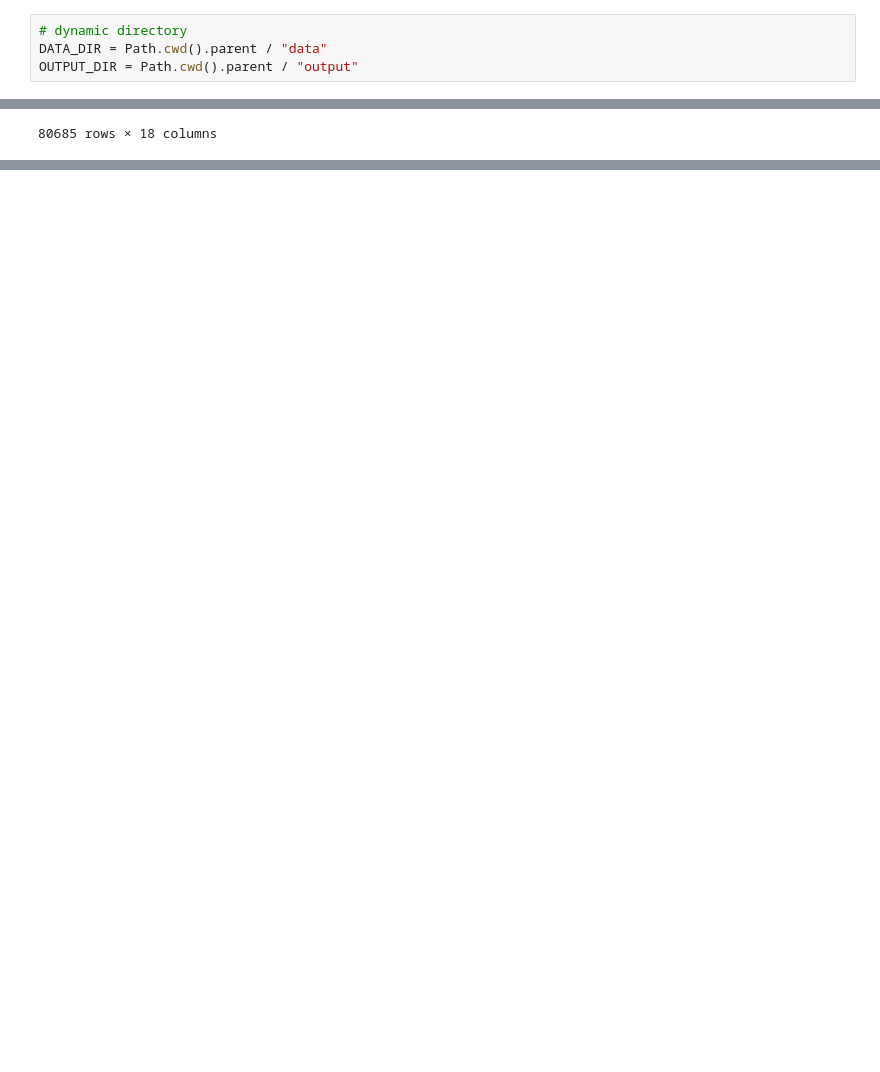
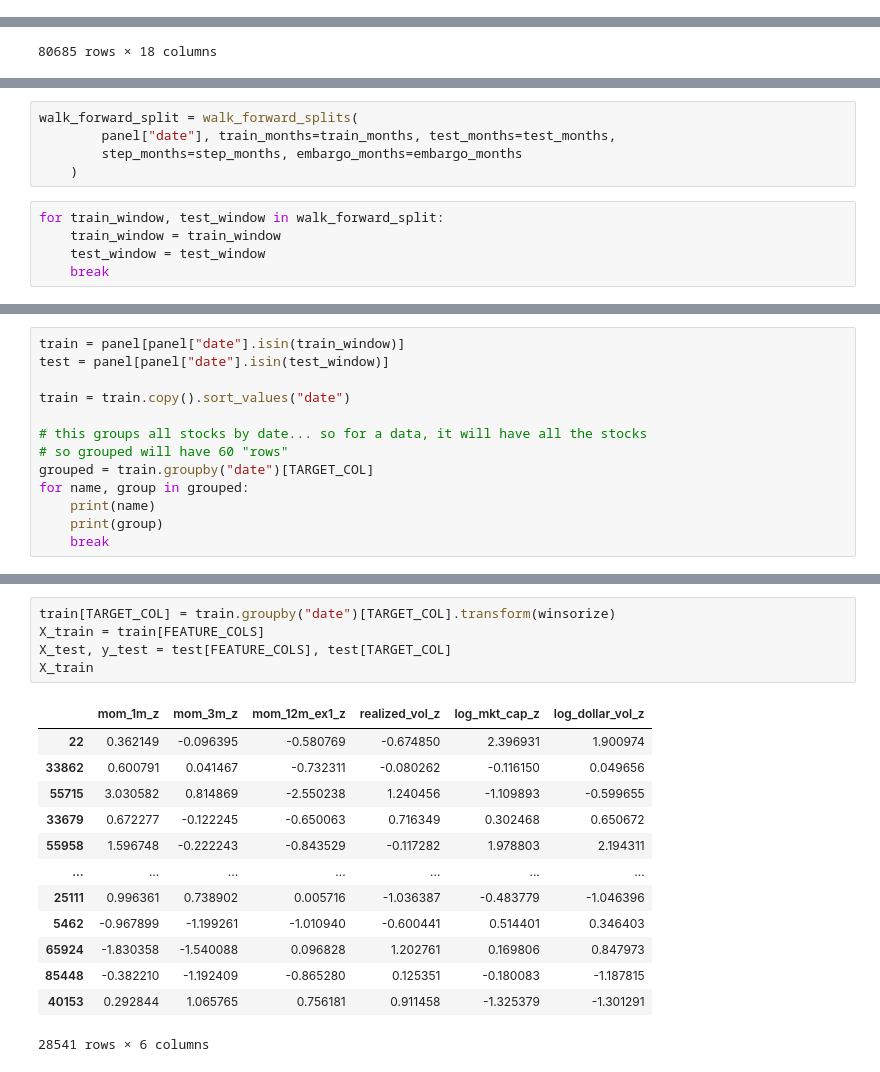
Before and after one commit to wonjunjo123/cross-sectional-factor-model, a Jupyter notebook: src/main.ipynb, the cells around one changed output, grey strips where cells are left out. Saved outputs shown, nothing was run; the diff lists cells and outputs as text; blank space fills up the shorter version.

```diff
--- a/src/main.ipynb
+++ b/src/main.ipynb
@@ -26,5 +33 @@ from visualize import plot_model_comparison
-# %%
-# dynamic directory
-DATA_DIR = Path.cwd().parent / "data"
-OUTPUT_DIR = Path.cwd().parent / "output"
 # %%
@@ -133,0 +150,10 @@ plot_model_comparison(OUTPUT_DIR / "model_comparison.csv", OUTPUT_DIR / "model_c
+# %%
+walk_forward_split = walk_forward_splits(
+        panel["date"], train_months=train_months, test_months=test_months,
+        step_months=step_months, embargo_months=embargo_months
+    )
+# %%
+for train_window, test_window in walk_forward_split:
+    train_window = train_window
+    test_window = test_window
+    break
@@ -133,0 +184,13 @@ plot_model_comparison(OUTPUT_DIR / "model_comparison.csv", OUTPUT_DIR / "model_c
+# %%
+train = panel[panel["date"].isin(train_window)]
+test = panel[panel["date"].isin(test_window)]
+
+train = train.copy().sort_values("date")
+
+# this groups all stocks by date... so for a data, it will have all the stocks
+# so grouped will have 60 "rows"
+grouped = train.groupby("date")[TARGET_COL]
+for name, group in grouped:
+    print(name)
+    print(group)
+    break
@@ -133,0 +211,19 @@ plot_model_comparison(OUTPUT_DIR / "model_comparison.csv", OUTPUT_DIR / "model_c
+# %%
+train[TARGET_COL] = train.groupby("date")[TARGET_COL].transform(winsorize)
+X_train = train[FEATURE_COLS]
+X_test, y_test = test[FEATURE_COLS], test[TARGET_COL]
+X_train
+# %% [output]
+|  | mom_1m_z | mom_3m_z | mom_12m_ex1_z | realized_vol_z | log_mkt_cap_z | log_dollar_vol_z |
+| 22 | 0.362149 | -0.096395 | -0.580769 | -0.674850 | 2.396931 | 1.900974 |
+| 33862 | 0.600791 | 0.041467 | -0.732311 | -0.080262 | -0.116150 | 0.049656 |
+| 55715 | 3.030582 | 0.814869 | -2.550238 | 1.240456 | -1.109893 | -0.599655 |
+| 33679 | 0.672277 | -0.122245 | -0.650063 | 0.716349 | 0.302468 | 0.650672 |
+| 55958 | 1.596748 | -0.222243 | -0.843529 | -0.117282 | 1.978803 | 2.194311 |
+| ... | ... | ... | ... | ... | ... | ... |
+| 25111 | 0.996361 | 0.738902 | 0.005716 | -1.036387 | -0.483779 | -1.046396 |
+| 5462 | -0.967899 | -1.199261 | -1.010940 | -0.600441 | 0.514401 | 0.346403 |
+| 65924 | -1.830358 | -1.540088 | 0.096828 | 1.202761 | 0.169806 | 0.847973 |
+| 85448 | -0.382210 | -1.192409 | -0.865280 | 0.125351 | -0.180083 | -1.187815 |
+| 40153 | 0.292844 | 1.065765 | 0.756181 | 0.911458 | -1.325379 | -1.301291 |
+28541 rows × 6 columns
```
Also changed, not shown: parts of 17 cells of this notebook.
